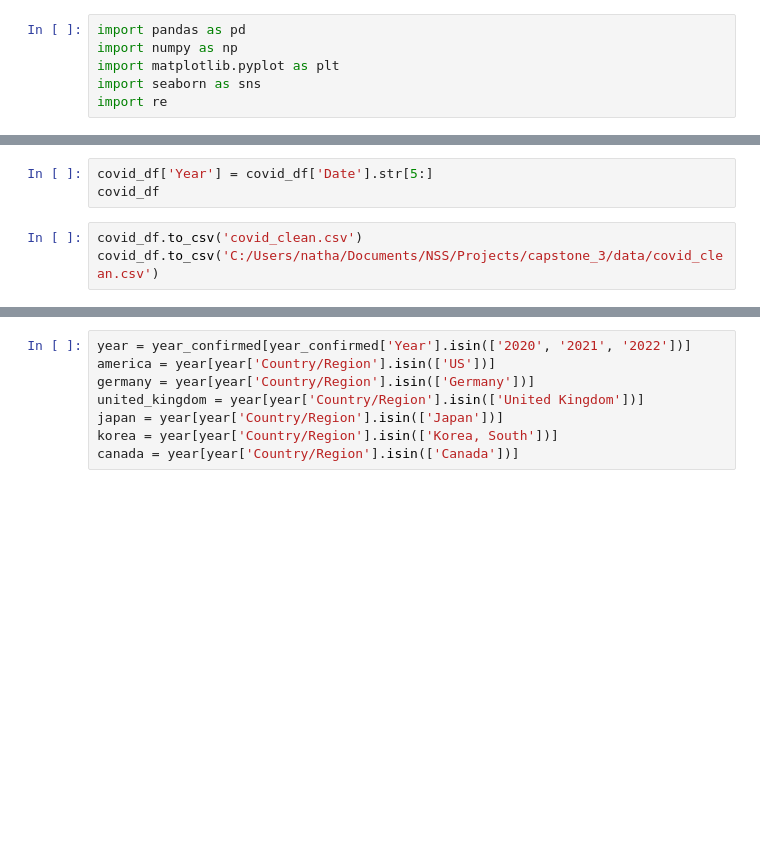
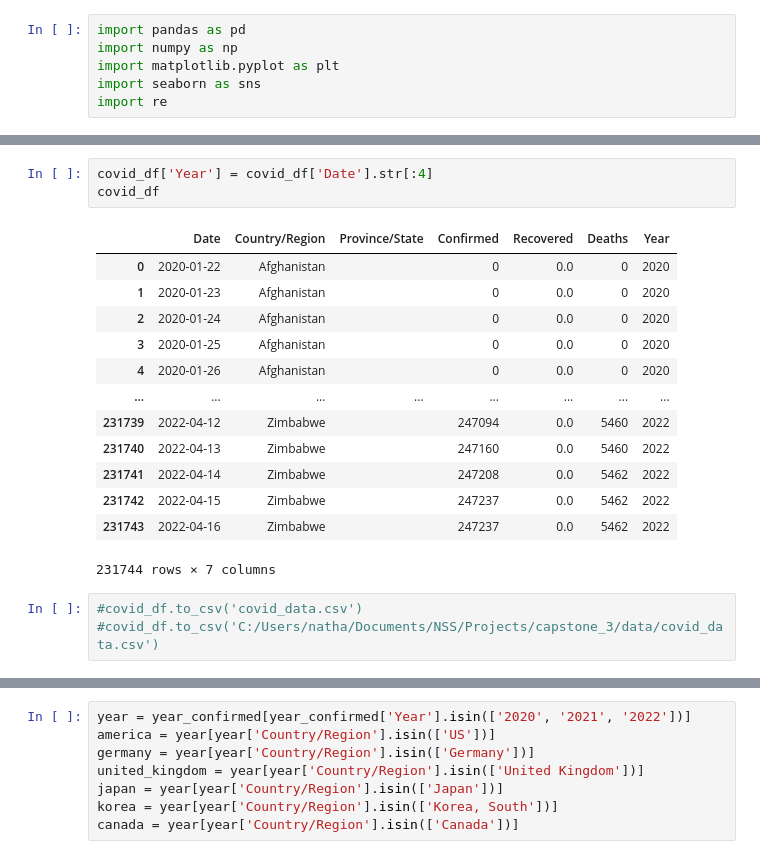
Before and after one commit to nathanmartin5937/capstone, a Jupyter notebook: notebooks/covid.ipynb, the cells around one changed output, grey strips where cells are left out. Saved outputs shown, nothing was run; the diff lists cells and outputs as text; blank space fills up the shorter version.

```diff
--- a/notebooks/covid.ipynb
+++ b/notebooks/covid.ipynb
@@ -13,9 +41,23 @@ covid_df
 # %%
-covid_df['Year'] = covid_df['Date'].str[5:]
+covid_df['Year'] = covid_df['Date'].str[:4]
 covid_df
+# %% [output]
+|  | Date | Country/Region | Province/State | Confirmed | Recovered | Deaths | Year |
+| 0 | 2020-01-22 | Afghanistan |  | 0 | 0.0 | 0 | 2020 |
+| 1 | 2020-01-23 | Afghanistan |  | 0 | 0.0 | 0 | 2020 |
+| 2 | 2020-01-24 | Afghanistan |  | 0 | 0.0 | 0 | 2020 |
+| 3 | 2020-01-25 | Afghanistan |  | 0 | 0.0 | 0 | 2020 |
+| 4 | 2020-01-26 | Afghanistan |  | 0 | 0.0 | 0 | 2020 |
+| ... | ... | ... | ... | ... | ... | ... | ... |
+| 231739 | 2022-04-12 | Zimbabwe |  | 247094 | 0.0 | 5460 | 2022 |
+| 231740 | 2022-04-13 | Zimbabwe |  | 247160 | 0.0 | 5460 | 2022 |
+| 231741 | 2022-04-14 | Zimbabwe |  | 247208 | 0.0 | 5462 | 2022 |
+| 231742 | 2022-04-15 | Zimbabwe |  | 247237 | 0.0 | 5462 | 2022 |
+| 231743 | 2022-04-16 | Zimbabwe |  | 247237 | 0.0 | 5462 | 2022 |
+231744 rows × 7 columns
 # %%
-covid_df.to_csv('covid_clean.csv')
-covid_df.to_csv('C:/Users/natha/Documents/NSS/Projects/capstone_3/data/covid_clean.csv')
+#covid_df.to_csv('covid_data.csv')
+#covid_df.to_csv('C:/Users/natha/Documents/NSS/Projects/capstone_3/data/covid_data.csv')
 # %%
 year_confirmed = covid_df.groupby(['Year', 'Country/Region'], as_index=False,).agg({'Confirmed':'sum'})
 year_confirmed
```
Also changed, not shown: parts of 11 cells of this notebook.
